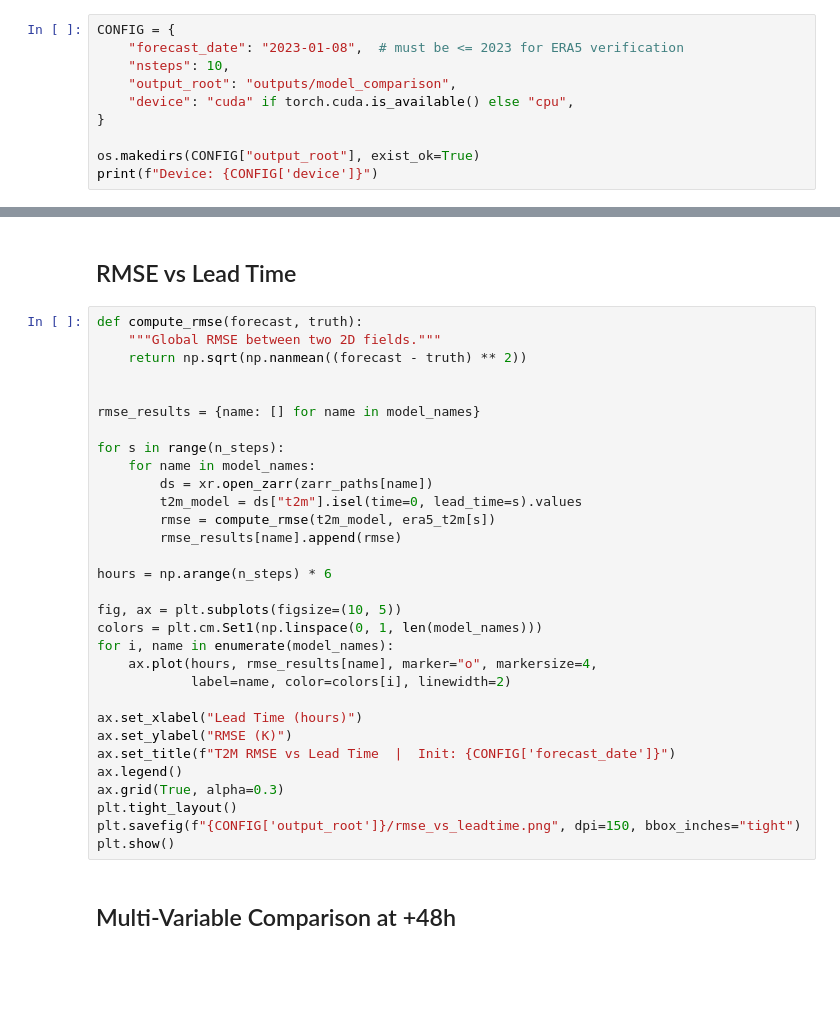
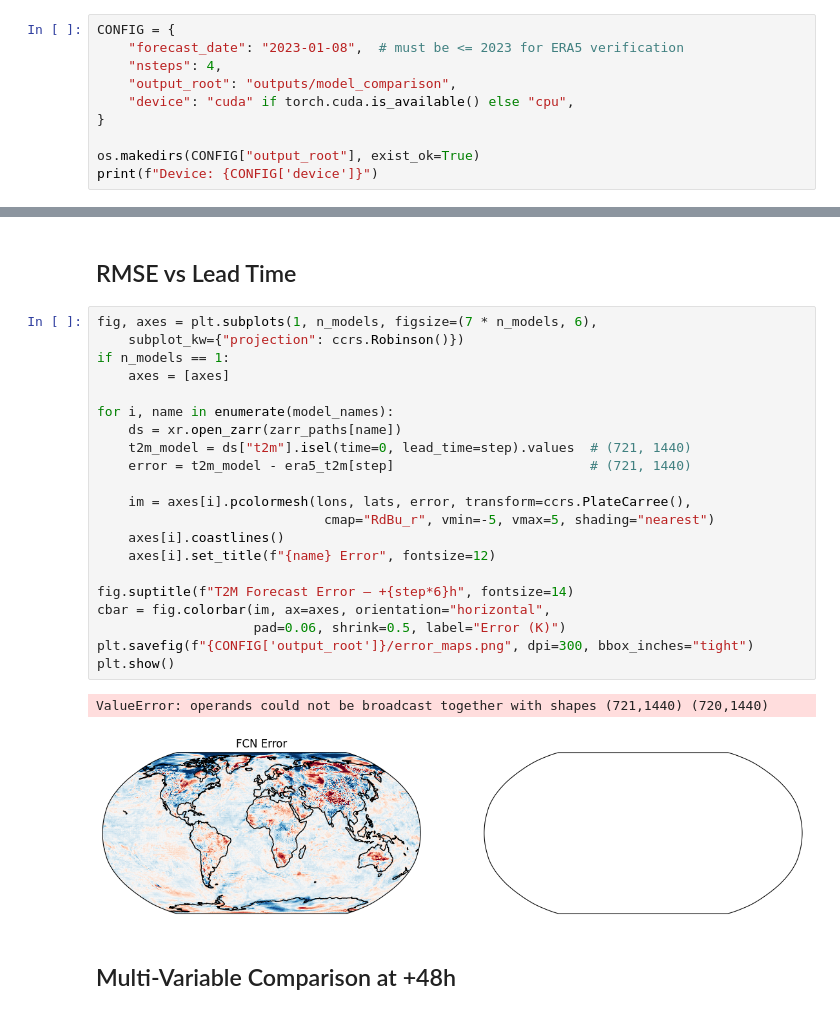
Before and after one commit to ChristianByars/Earth2, a Jupyter notebook: model_comparison.ipynb, the cells around one changed output, grey strips where cells are left out. Saved outputs shown, nothing was run; the diff lists cells and outputs as text; blank space fills up the shorter version.

```diff
--- a/model_comparison.ipynb
+++ b/model_comparison.ipynb
@@ -25,7 +28,7 @@ from earth2studio.io import ZarrBackend
 # %%
 CONFIG = {
     "forecast_date": "2023-01-08",  # must be <= 2023 for ERA5 verification
-    "nsteps": 10,
+    "nsteps": 4,
     "output_root": "outputs/model_comparison",
     "device": "cuda" if torch.cuda.is_available() else "cpu",
 }
@@ -162,36 +358,29 @@ plt.show()
 # %% [markdown]
 ## RMSE vs Lead Time
-# %%
-def compute_rmse(forecast, truth):
-    """Global RMSE between two 2D fields."""
-    return np.sqrt(np.nanmean((forecast - truth) ** 2))
-
-
-rmse_results = {name: [] for name in model_names}
-
-for s in range(n_steps):
-    for name in model_names:
-        ds = xr.open_zarr(zarr_paths[name])
-        t2m_model = ds["t2m"].isel(time=0, lead_time=s).values
-        rmse = compute_rmse(t2m_model, era5_t2m[s])
-        rmse_results[name].append(rmse)
-
-hours = np.arange(n_steps) * 6
-
-fig, ax = plt.subplots(figsize=(10, 5))
-colors = plt.cm.Set1(np.linspace(0, 1, len(model_names)))
-for i, name in enumerate(model_names):
-    ax.plot(hours, rmse_results[name], marker="o", markersize=4,
-            label=name, color=colors[i], linewidth=2)
-
-ax.set_xlabel("Lead Time (hours)")
-ax.set_ylabel("RMSE (K)")
-ax.set_title(f"T2M RMSE vs Lead Time  |  Init: {CONFIG['forecast_date']}")
-ax.legend()
-ax.grid(True, alpha=0.3)
-plt.tight_layout()
-plt.savefig(f"{CONFIG['output_root']}/rmse_vs_leadtime.png", dpi=150, bbox_inches="tight")
-plt.show()
+# %%
+fig, axes = plt.subplots(1, n_models, figsize=(7 * n_models, 6),
+    subplot_kw={"projection": ccrs.Robinson()})
+if n_models == 1:
+    axes = [axes]
+
+for i, name in enumerate(model_names):
+    ds = xr.open_zarr(zarr_paths[name])
+    t2m_model = ds["t2m"].isel(time=0, lead_time=step).values  # (721, 1440)
+    error = t2m_model - era5_t2m[step]                         # (721, 1440)
+
+    im = axes[i].pcolormesh(lons, lats, error, transform=ccrs.PlateCarree(),
+                             cmap="RdBu_r", vmin=-5, vmax=5, shading="nearest")
+    axes[i].coastlines()
+    axes[i].set_title(f"{name} Error", fontsize=12)
+
+fig.suptitle(f"T2M Forecast Error — +{step*6}h", fontsize=14)
+cbar = fig.colorbar(im, ax=axes, orientation="horizontal",
+                    pad=0.06, shrink=0.5, label="Error (K)")
+plt.savefig(f"{CONFIG['output_root']}/error_maps.png", dpi=300, bbox_inches="tight")
+plt.show()
+# %% [output]
+ValueError: operands could not be broadcast together with shapes (721,1440) (720,1440)
+[figure, added]
 # %% [markdown]
 ## Multi-Variable Comparison at +48h
 # %%
```
Also changed, not shown: parts of 10 cells of this notebook, 6 other files.
